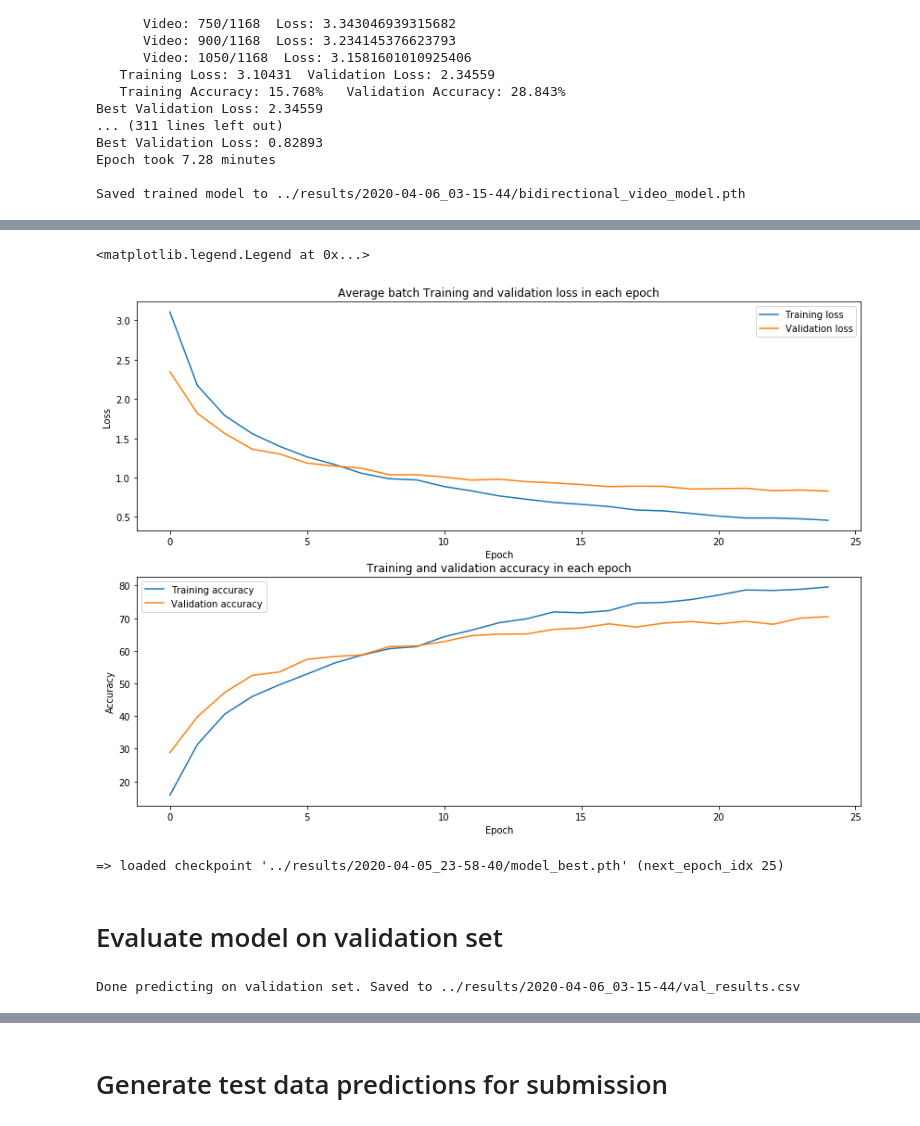
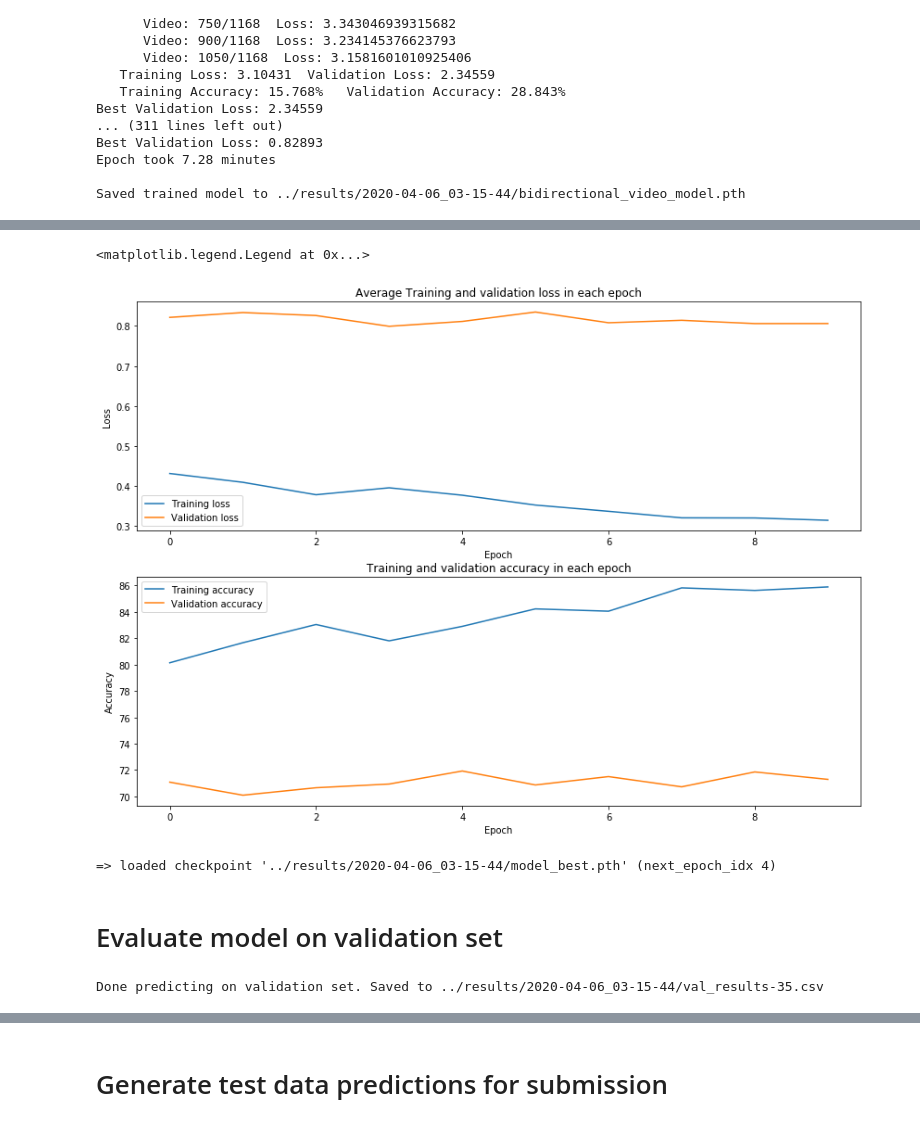
Before and after one commit to amrut-prabhu/breakfast-actions-classifier, a Jupyter notebook: models/Bidirectional_video.ipynb, the cells around one changed output, grey strips where cells are left out. Drawn from its saved outputs; the diff is of its cells as text; code cells hidden in the pictures.

Commit message:
Train for 35 epochs (val acc 71.51%)

```diff
--- a/models/Bidirectional_video.ipynb
+++ b/models/Bidirectional_video.ipynb
@@ -294,13 +312,12 @@ def save_checkpoint(state, is_best, folder):
     if is_best:
         shutil.copyfile(filename, folder + 'model_best.pth')
 
-def train_model(model, num_epochs=10, train_data_file=TRAINING_DATA, validation_data_file=VALIDATION_DATA):
+def train_model(model, num_epochs, should_shuffle, train_data_file=TRAINING_DATA, validation_data_file=VALIDATION_DATA):
     training_losses = []
     validation_losses = []
     training_accuracies = []
     validation_accuracies = []
     best = float("inf")
-
 
     for epoch in range(num_epochs):
         start = time.time()
@@ -478,3 +495,11 @@ Best Validation Loss: 0.82893
 Epoch took 7.28 minutes
 
 Saved trained model to ../results/2020-04-06_03-15-44/bidirectional_video_model.pth
+# %%
+num_epochs = 10
+
+training_losses, validation_losses, training_accuracies, validation_accuracies = train_model(model,num_epochs=num_epochs) # TODO: batch_sizes
+
+path = RESULTS_DIR + model_time + "/bidirectional_video_model-35_epochs.pth"
+torch.save(model.state_dict(), path)
+print("\nSaved trained model to", path)
@@ -481,45 +524,45 @@ Saved trained model to ../results/2020-04-06_03-15-44/bidirectional_video_model.
 # %%
 plt.figure(figsize=(14,10))
 
 # Plot training and validation losses
 plt.subplot(2, 1, 1)
-plt.title("Average batch Training and validation loss in each epoch")
+plt.title("Average Training and validation loss in each epoch")
 plt.xlabel('Epoch')
 plt.ylabel('Loss')
 plt.plot(training_losses)
 plt.plot(validation_losses)
 plt.legend(["Training loss","Validation loss"])
 
 # Plot training and validation accuracies
 plt.subplot(2, 1, 2)
 plt.title("Training and validation accuracy in each epoch")
 plt.xlabel('Epoch')
 plt.ylabel('Accuracy')
 plt.plot(training_accuracies)
 plt.plot(validation_accuracies)
 plt.legend(["Training accuracy","Validation accuracy"])
 # %% [output]
 <matplotlib.legend.Legend at 0x...>
-[figure, old version]
+[figure, new version]
 # %%
-# # Load saved checkpoint
-# # checkpoint_path = RESULTS_DIR + "2020-04-05_20-52-22" + "/model_checkpoint.pth"
-# checkpoint_path = RESULTS_DIR + "2020-04-05_23-58-40" + "/model_best.pth"
+# Load saved checkpoint
+# checkpoint_path = RESULTS_DIR + "2020-04-05_20-52-22" + "/model_checkpoint.pth"
+checkpoint_path = RESULTS_DIR + "2020-04-06_03-15-44" + "/model_best.pth"
 
-# checkpoint = torch.load(checkpoint_path)
+checkpoint = torch.load(checkpoint_path)
 
-# next_epoch_idx = checkpoint['next_epoch_idx']
-# val_loss = checkpoint['val_loss']
-# model.load_state_dict(checkpoint['state_dict'])
-# optimizer.load_state_dict(checkpoint['optimizer'])
+next_epoch_idx = checkpoint['next_epoch_idx']
+val_loss = checkpoint['val_loss']
+model.load_state_dict(checkpoint['state_dict'])
+optimizer.load_state_dict(checkpoint['optimizer'])
 
-# print("=> loaded checkpoint '{}' (next_epoch_idx {})".format(checkpoint_path, next_epoch_idx))
+print("=> loaded checkpoint '{}' (next_epoch_idx {})".format(checkpoint_path, next_epoch_idx))
 
 # # # Load saved model
-# # path = RESULTS_DIR + "2020-03-21-_04-30-14" + "/bilstm_video_model.pth"
+# # path = RESULTS_DIR + "2020-04-06_03-15-44" + "/bidirectional_video_model.pth"
 # # model.load_state_dict(torch.load(path))
 # %% [output]
-=> loaded checkpoint '../results/2020-04-05_23-58-40/model_best.pth' (next_epoch_idx 25)
+=> loaded checkpoint '../results/2020-04-06_03-15-44/model_best.pth' (next_epoch_idx 4)
 # %% [markdown]
 # Evaluate model on validation set
 # %%
@@ -549,12 +592,12 @@ while not is_file_end:
     y['Predicted'].extend(predicted.tolist())
 
 y_df = pd.DataFrame(y)
-path = RESULTS_DIR + model_time + "/val_results.csv" # -best
+path = RESULTS_DIR + model_time + "/val_results-35best.csv" # -best
 y_df.to_csv(path, encoding='utf-8', index=False)
 
 print('Done predicting on validation set. Saved to', path)
 # %% [output]
-Done predicting on validation set. Saved to ../results/2020-04-06_03-15-44/val_results.csv
+Done predicting on validation set. Saved to ../results/2020-04-06_03-15-44/val_results-35.csv
 # %%
 from sklearn.metrics import f1_score, precision_score, recall_score, accuracy_score, roc_auc_score
 
```
Also changed, not shown: parts of 7 cells of this notebook.
